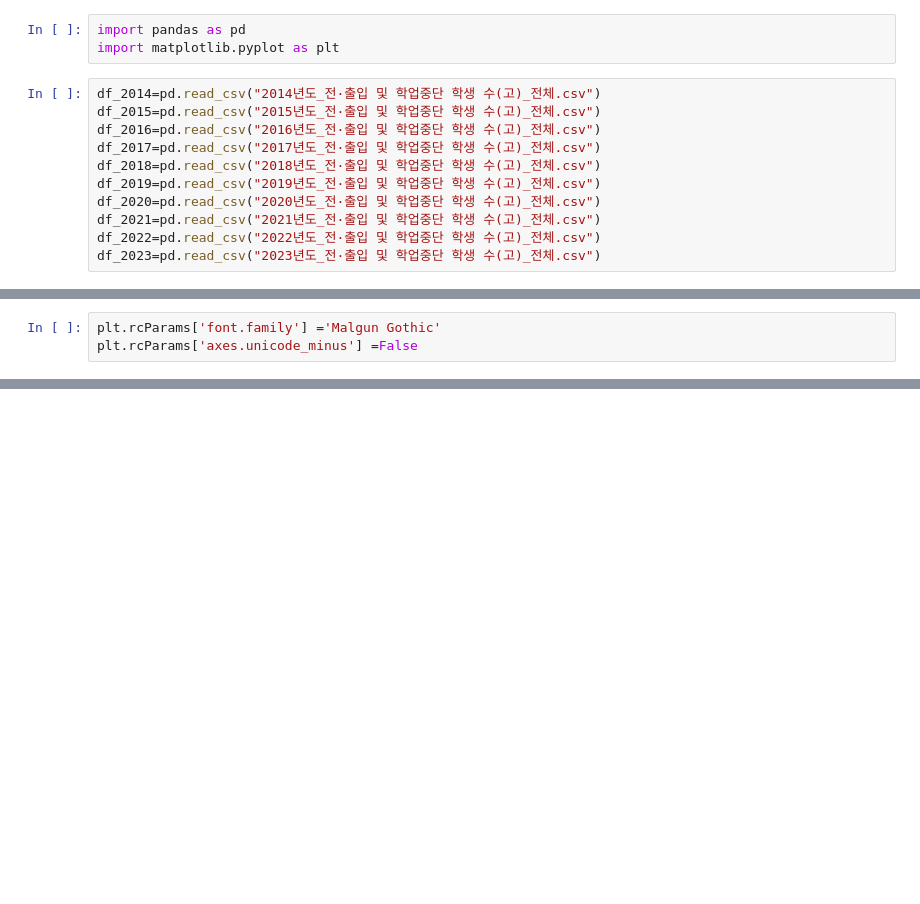
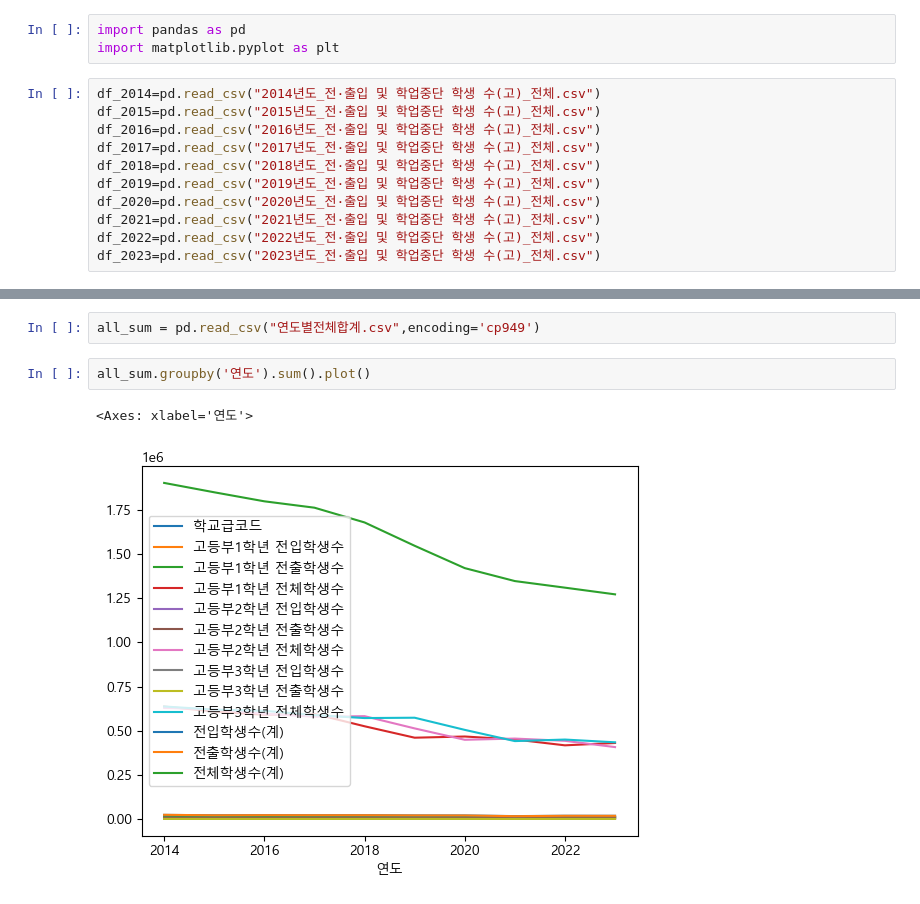
Before and after one commit to youngjunboy/2024_after-school, a Jupyter notebook: 2024_대회준비.ipynb, the cells around one changed output, grey strips where cells are left out. Drawn from its saved outputs; the diff is of its cells as text; blank space fills up the shorter version.

```diff
--- a/2024_대회준비.ipynb
+++ b/2024_대회준비.ipynb
@@ -19,3 +14,0 @@ high.to_csv('high.csv')
-# %%
-plt.rcParams['font.family'] ='Malgun Gothic'
-plt.rcParams['axes.unicode_minus'] =False
@@ -21,0 +31,7 @@ plt.rcParams['axes.unicode_minus'] =False
+# %%
+all_sum = pd.read_csv("연도별전체합계.csv",encoding='cp949')
+# %%
+all_sum.groupby('연도').sum().plot()
+# %% [output]
+<Axes: xlabel='연도'>
+[figure, added]
```
Also changed, not shown: parts of 9 cells of this notebook.
